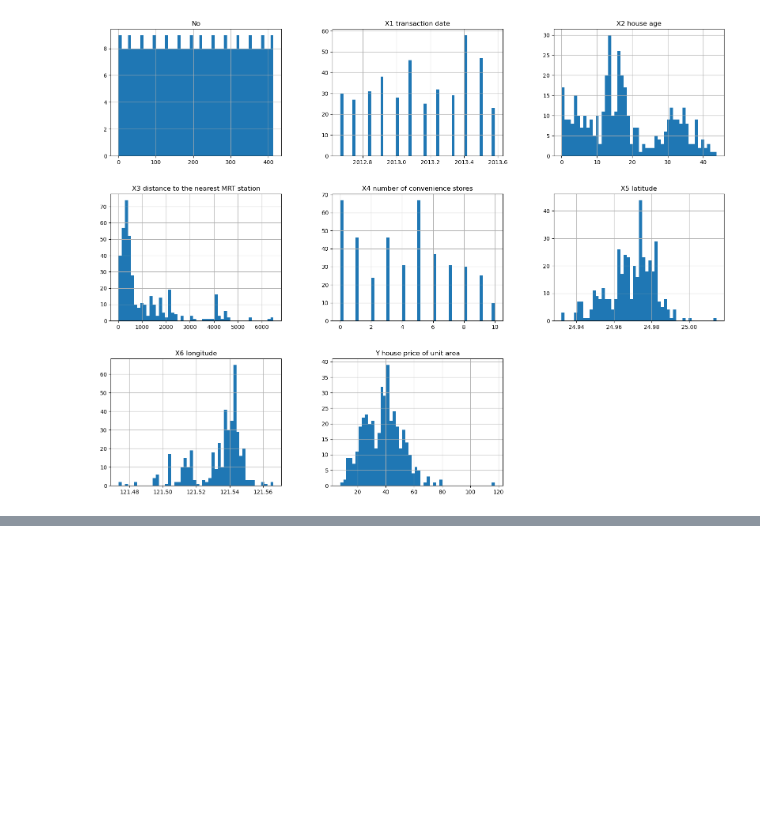
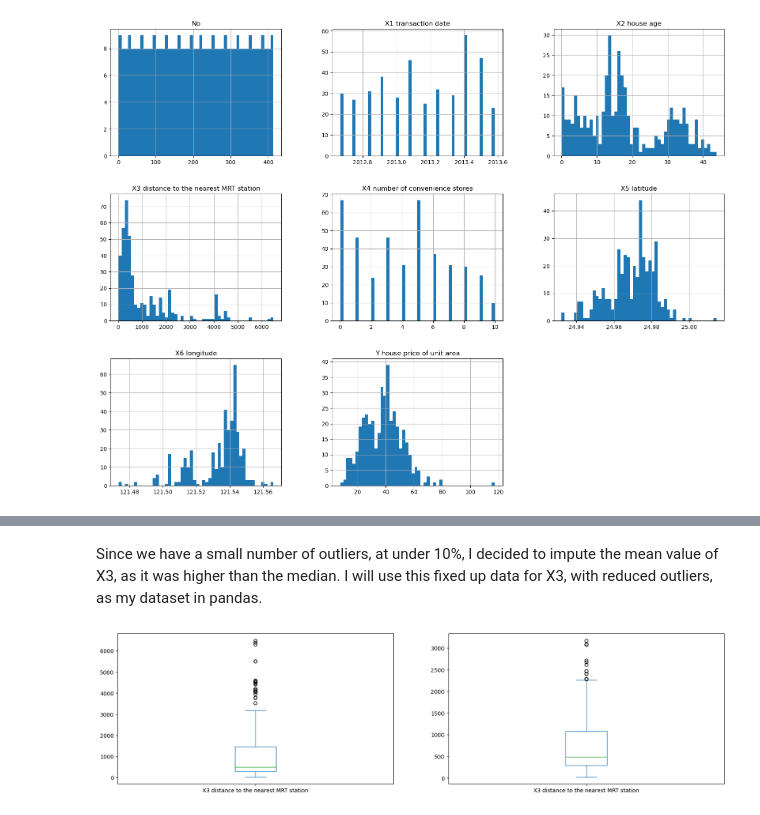
Before and after one commit to matthewpkearney/cs559_spring24_hw1, a Jupyter notebook: Homework1_mkearney.ipynb, the cells around one changed output, grey strips where cells are left out. Cells and saved outputs as stored; diff of their text form; code cells hidden in the pictures; blank space fills up the shorter version.

```diff
--- a/Homework1_mkearney.ipynb
+++ b/Homework1_mkearney.ipynb
@@ -128,0 +206,13 @@ A box plot can show the data distribution and outliers in each feature with more
+# %%
+X3_2 = DF['X3 distance to the nearest MRT station'].apply(lambda d: DF['X3 distance to the nearest MRT station'].mean() if d > 3200 else d)
+# %% [markdown]
+Since we have a small number of outliers, at under 10%, I decided to impute the mean value of X3, as it was higher than the median. I will use this fixed up data for X3, with reduced outliers, as my dataset in pandas.
+# %%
+fig, (ax9, ax10) = plt.subplots(1, 2, figsize=(20,5))
+DF['X3 distance to the nearest MRT station'].plot.box(ax=ax9)
+
+# DF_ = DF[DF['median_income']<=8]
+X3_2.plot.box(ax=ax10)
+plt.show()
+# %% [output]
+[figure, added]
```
Also changed, not shown: parts of 17 cells of this notebook.
